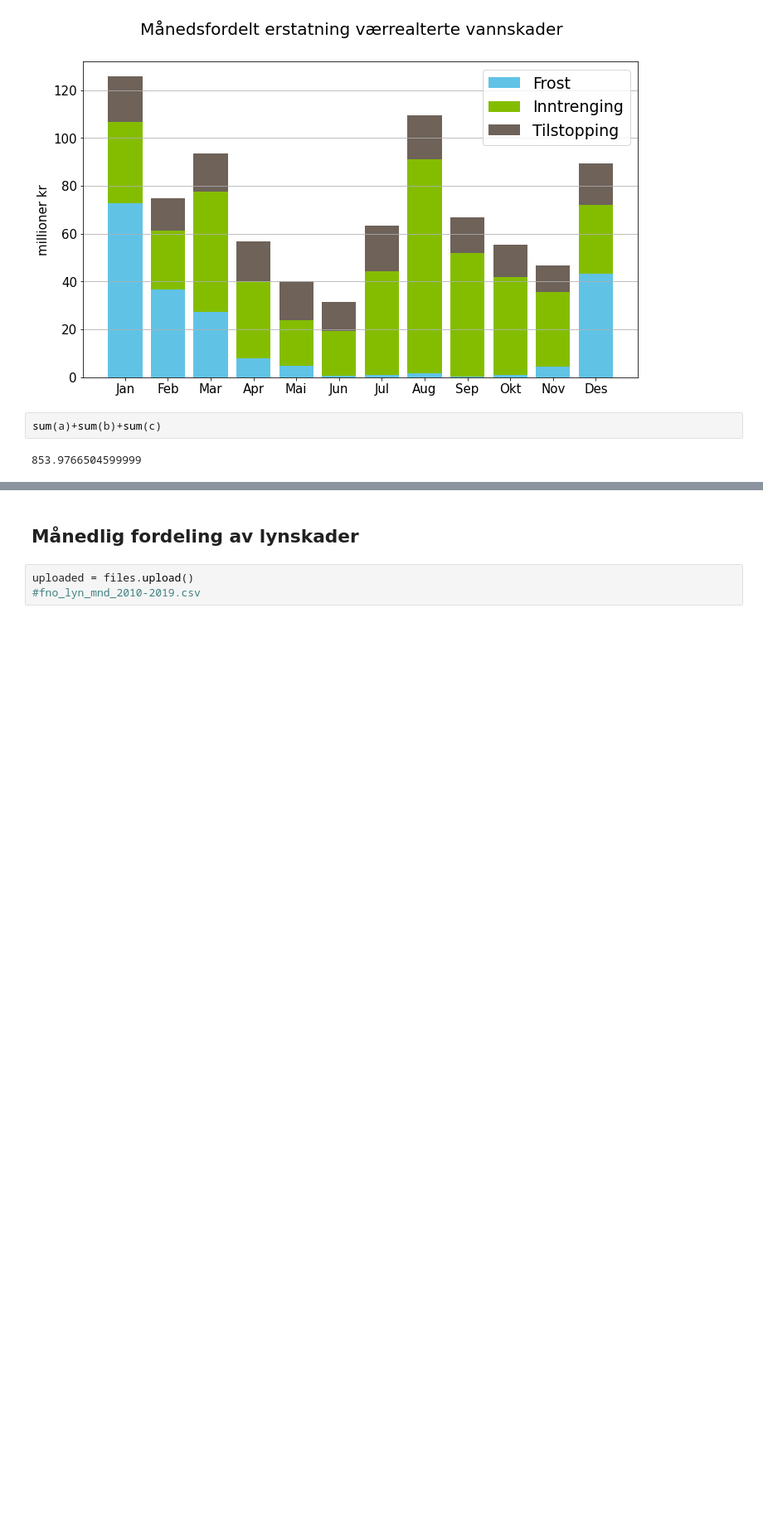
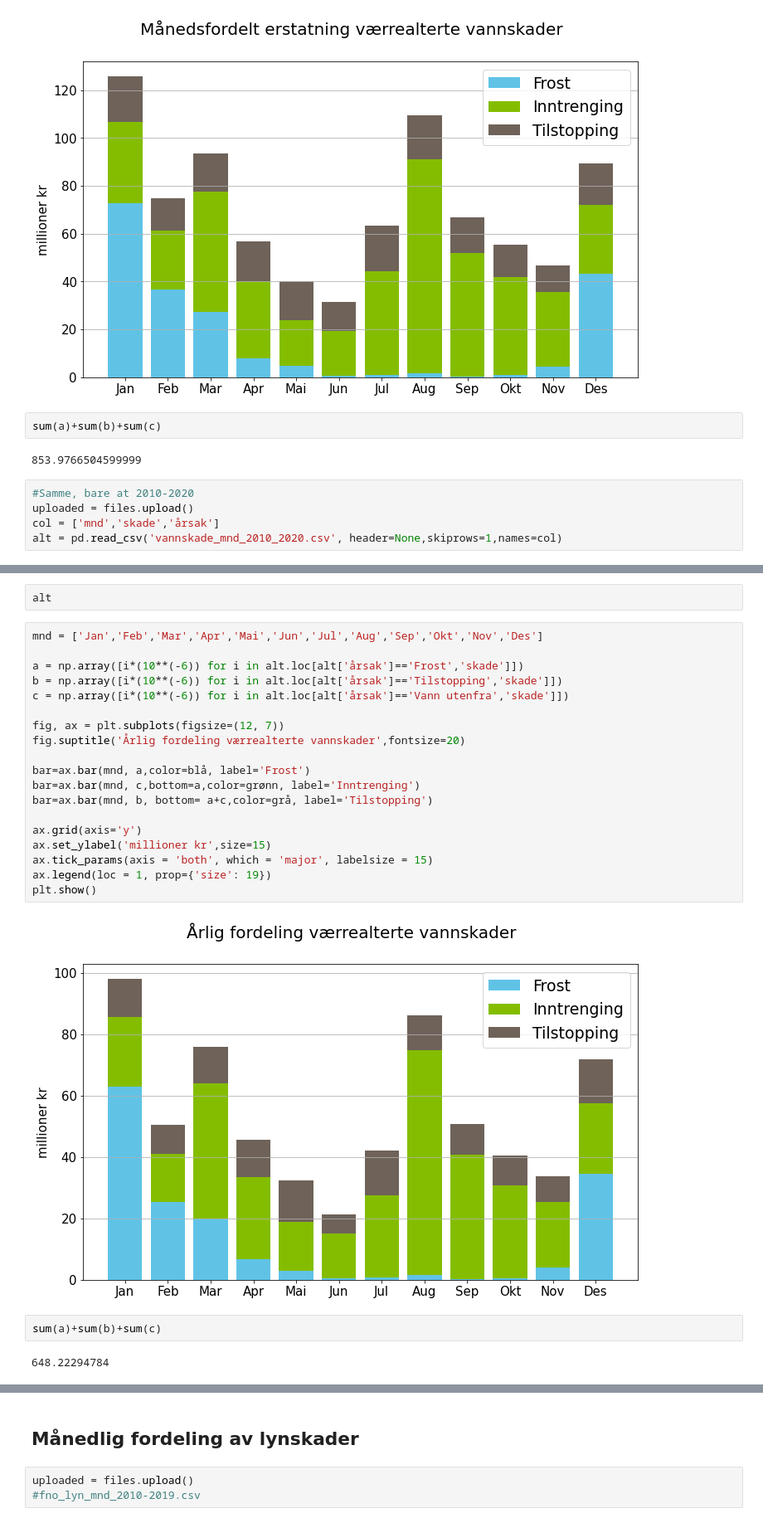
Before and after one commit to eirikngard/Eika, a Jupyter notebook: Eika_vs_FNO.ipynb, the cells around one changed output, grey strips where cells are left out. Shown: that part at 83% size. Saved outputs shown, nothing was run; the diff lists cells and outputs as text; blank space fills up the shorter version.

```diff
--- a/Eika_vs_FNO.ipynb
+++ b/Eika_vs_FNO.ipynb
@@ -277,3 +278,8 @@ plt.show()
 sum(a)+sum(b)+sum(c)
 # %% [output]
 853.9766504599999
+# %%
+#Samme, bare at 2010-2020
+uploaded = files.upload()
+col = ['mnd','skade','årsak']
+alt = pd.read_csv('vannskade_mnd_2010_2020.csv', header=None,skiprows=1,names=col)
@@ -279,0 +289,27 @@ sum(a)+sum(b)+sum(c)
+# %%
+alt
+# %%
+mnd = ['Jan','Feb','Mar','Apr','Mai','Jun','Jul','Aug','Sep','Okt','Nov','Des']
+
+a = np.array([i*(10**(-6)) for i in alt.loc[alt['årsak']=='Frost','skade']])
+b = np.array([i*(10**(-6)) for i in alt.loc[alt['årsak']=='Tilstopping','skade']])
+c = np.array([i*(10**(-6)) for i in alt.loc[alt['årsak']=='Vann utenfra','skade']])
+
+fig, ax = plt.subplots(figsize=(12, 7))
+fig.suptitle('Årlig fordeling værrealterte vannskader',fontsize=20)
+
+bar=ax.bar(mnd, a,color=blå, label='Frost')
+bar=ax.bar(mnd, c,bottom=a,color=grønn, label='Inntrenging')
+bar=ax.bar(mnd, b, bottom= a+c,color=grå, label='Tilstopping')
+
+ax.grid(axis='y')
+ax.set_ylabel('millioner kr',size=15)
+ax.tick_params(axis = 'both', which = 'major', labelsize = 15)
+ax.legend(loc = 1, prop={'size': 19})
+plt.show()
+# %% [output]
+[figure, added]
+# %%
+sum(a)+sum(b)+sum(c)
+# %% [output]
+648.22294784
```
Also changed, not shown: parts of 6 cells of this notebook.
